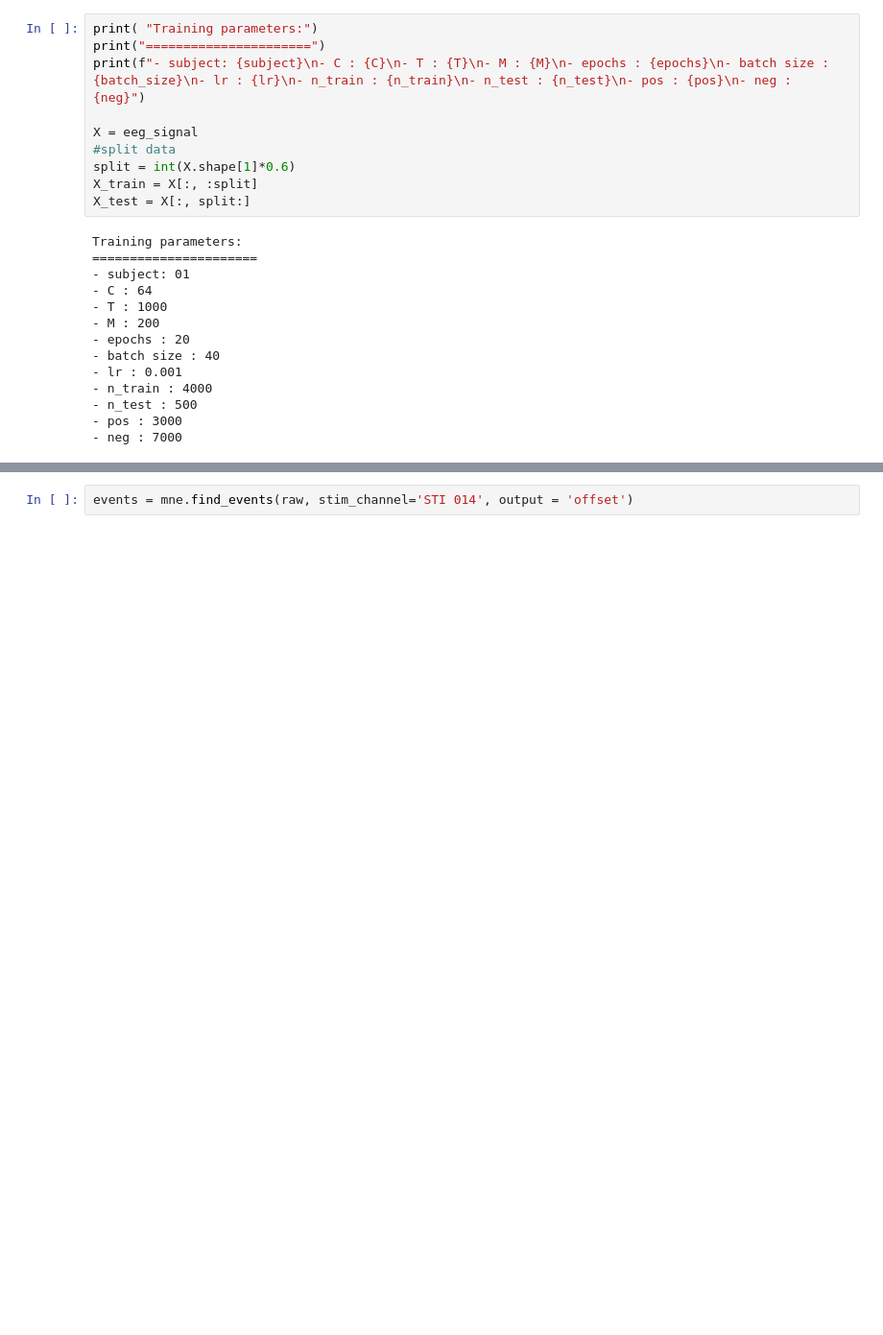
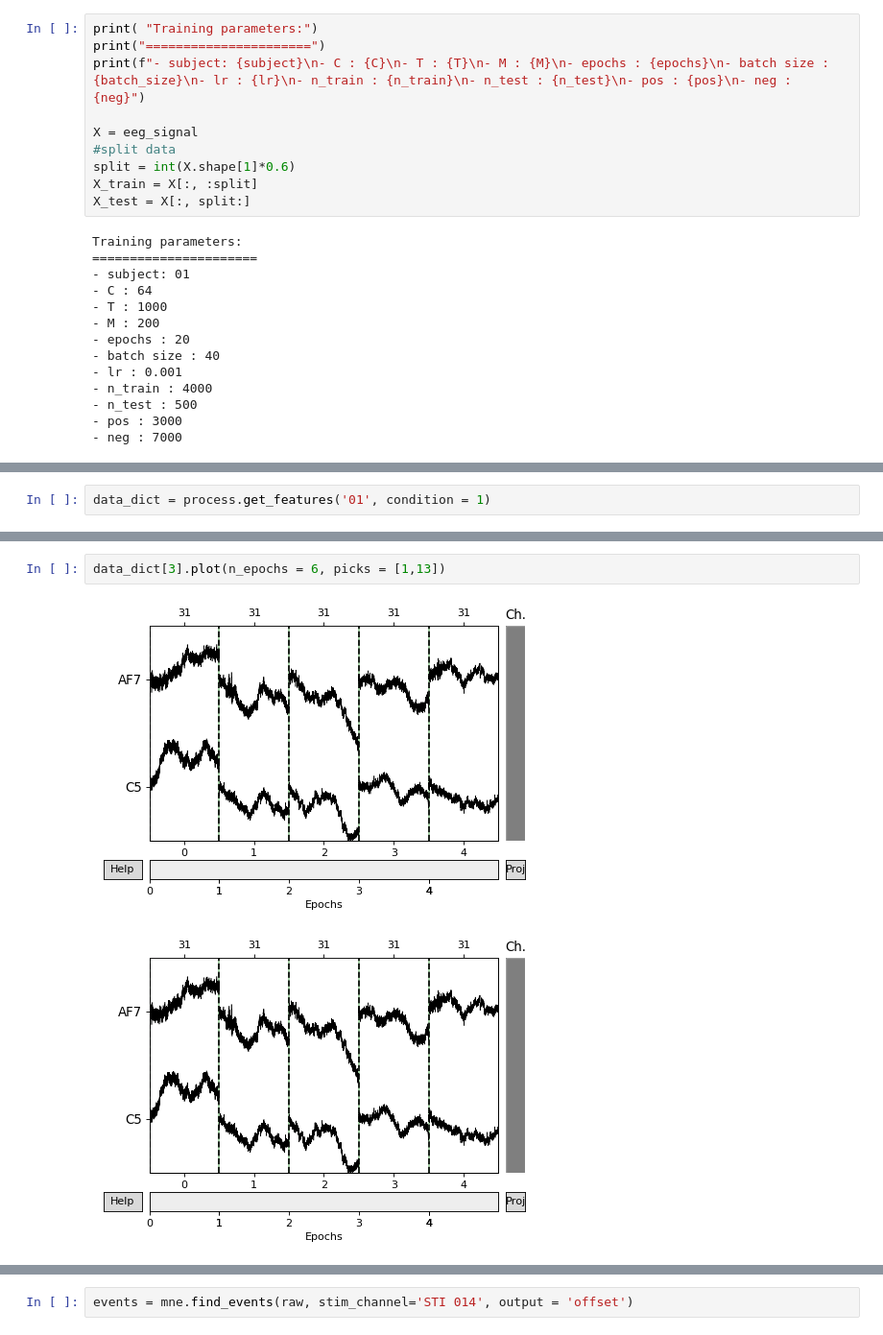
Before and after one commit to Ouasfi/EEG-ssl, a Jupyter notebook: decoders.ipynb, the cells around one changed output, grey strips where cells are left out. Shown: that part at 96% size. Cells and saved outputs as stored; diff of their text form; blank space fills up the shorter version.

```diff
--- a/decoders.ipynb
+++ b/decoders.ipynb
@@ -179,0 +170,2 @@ Reading 0 ... 2478165  =      0.000 ...  4840.166 secs...
+# %%
+data_dict = process.get_features('01', condition = 1)
@@ -179,0 +190,5 @@ Reading 0 ... 2478165  =      0.000 ...  4840.166 secs...
+# %%
+data_dict[3].plot(n_epochs = 6, picks = [1,13])
+# %% [output]
+[figure, added]
+[figure, added]
```
Also changed, not shown: parts of 43 cells of this notebook, 1 other file.
